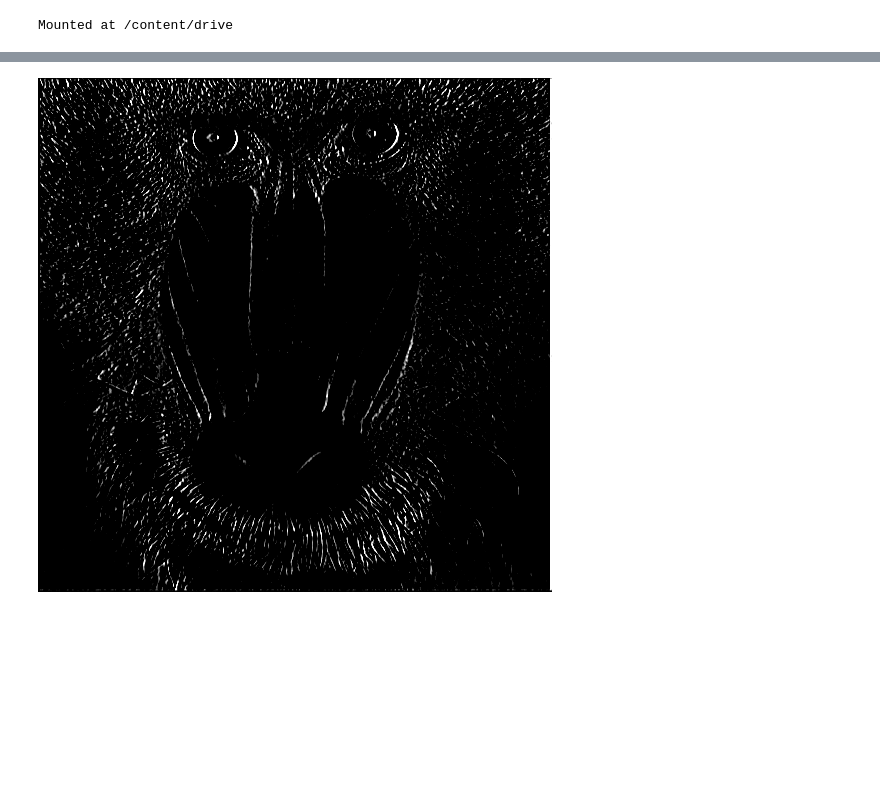
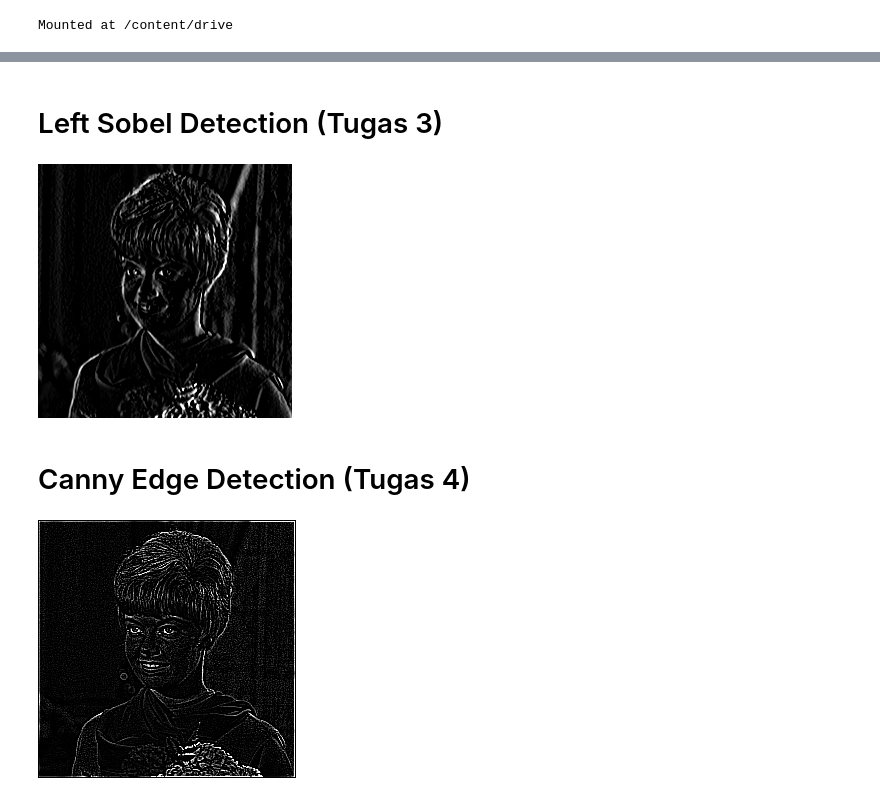
Before and after one commit to kausar-vento/PCVK_Genap_2023, a Jupyter notebook: Minggu 7/Week7.ipynb, the cells around one changed output, grey strips where cells are left out. Drawn from its saved outputs; the diff is of its cells as text; code cells hidden in the pictures; blank space fills up the shorter version.

```diff
--- a/Minggu 7/Week7.ipynb
+++ b/Minggu 7/Week7.ipynb
@@ -44,7 +46,7 @@ def convolution2d(image, kernel, stride, padding) :
 
   return output_image
 
-img = cv.imread('/content/drive/MyDrive/PCVK/Images/mandrill.tiff')
+img = cv.imread('/content/drive/MyDrive/PCVK/Images/female.tiff')
 img_gray = cv.cvtColor(img, cv.COLOR_BGR2GRAY)
 
 kernel_sharpen = np.array([
@@ -71,11 +75,48 @@ cv2_imshow(result2)
+# %% [markdown]
+# Left Sobel Detection (Tugas 3)
+# %%
+img_3 = cv.imread('/content/drive/MyDrive/PCVK/Images/female.tiff')
+img_3_gray = cv.cvtColor(img_3, cv.COLOR_BGR2GRAY).astype(np.float32)
+
+def conv2(image, kernel, stride=1, padding=0):
+    kernel = np.flip(kernel, axis=None)
+
+    height, width = image.shape
+    kernel_height, kernel_width = kernel.shape
+    output_height = (height + 2 * padding - kernel_height) // stride + 1
+    output_width = (width + 2 * padding - kernel_width) // stride + 1
+
+    if padding > 0:
+        image = np.pad(image, ((padding, padding), (padding, padding)), mode='constant')
+
+    output_image = np.zeros((output_height, output_width), dtype=image.dtype)
+
+    for y in range(0, height-kernel_height+1, stride):
+        for x in range(0, width-kernel_width+1, stride):
+            output_image[y//stride, x//stride] = np.sum(image[y:y+kernel_height, x:x+kernel_width] * kernel)
+
+    return output_image
+
+kernel_left_sobel = np.array([
+    [1, 0, -1],
+    [2, 0, -2],
+    [1, 0, -1]
+])
+
+result3 = conv2(img_3_gray, kernel_left_sobel, 1, 0)
+cv2_imshow(result3)
+# %% [output]
+[figure, added]
+# %% [markdown]
+# Canny Edge Detection (Tugas 4)
 # %%
-kernel_sharpen3 = np.array([
-    [1,0,-1],
-    [2,0,-2],
-    [1,0,-2]
+kernel_canny_edge = np.array([
+    [-1,-1,-1],
+    [-1,8,-1],
+    [-1,-1,-1]
 ])
 
-result3 = convolution2d(img_gray, kernel_sharpen3, 1, 2)
-cv2_imshow(result3)
+result4 = convolution2d(img_gray, kernel_canny_edge, 1, 2)
+cv2_imshow(result4)
 # %% [output]
-[figure, old version]
+[figure, new version]
```
Also changed, not shown: parts of 10 cells of this notebook.
